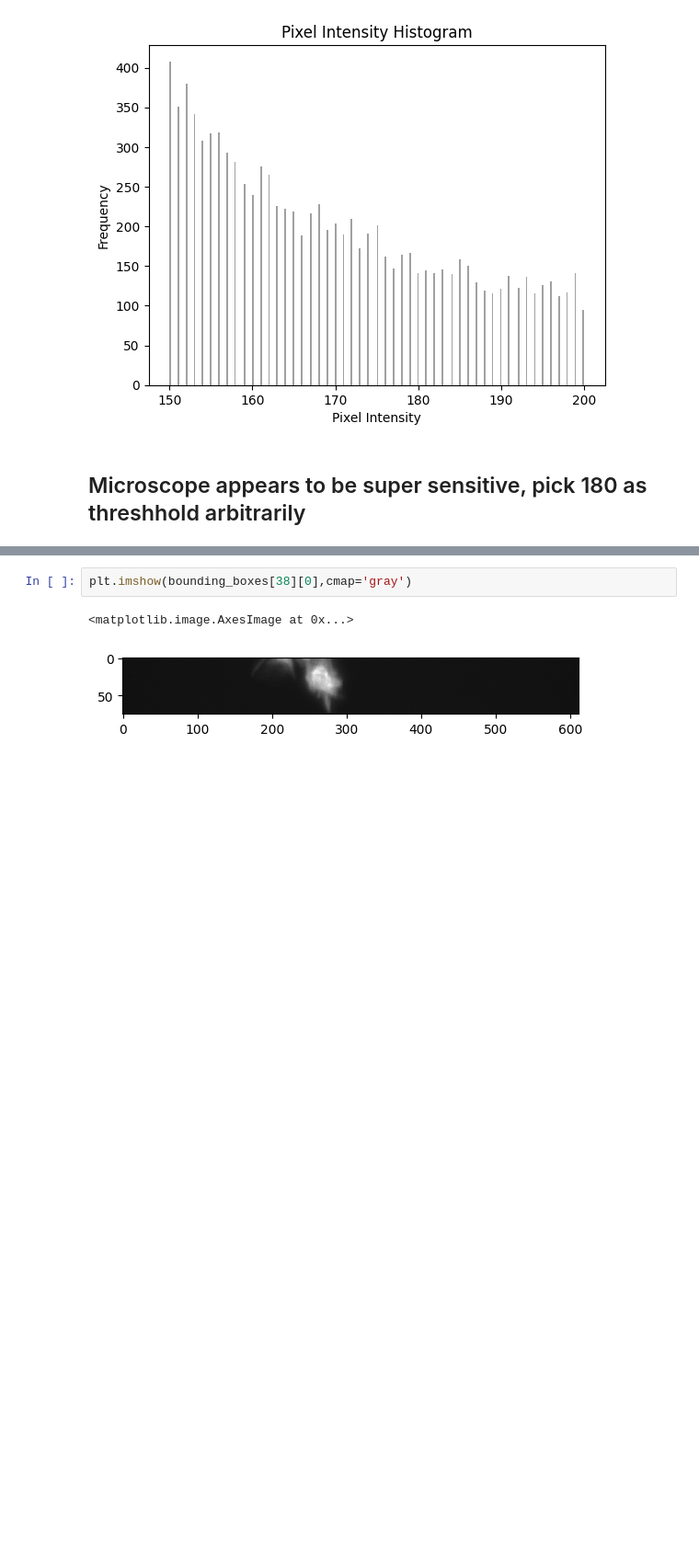
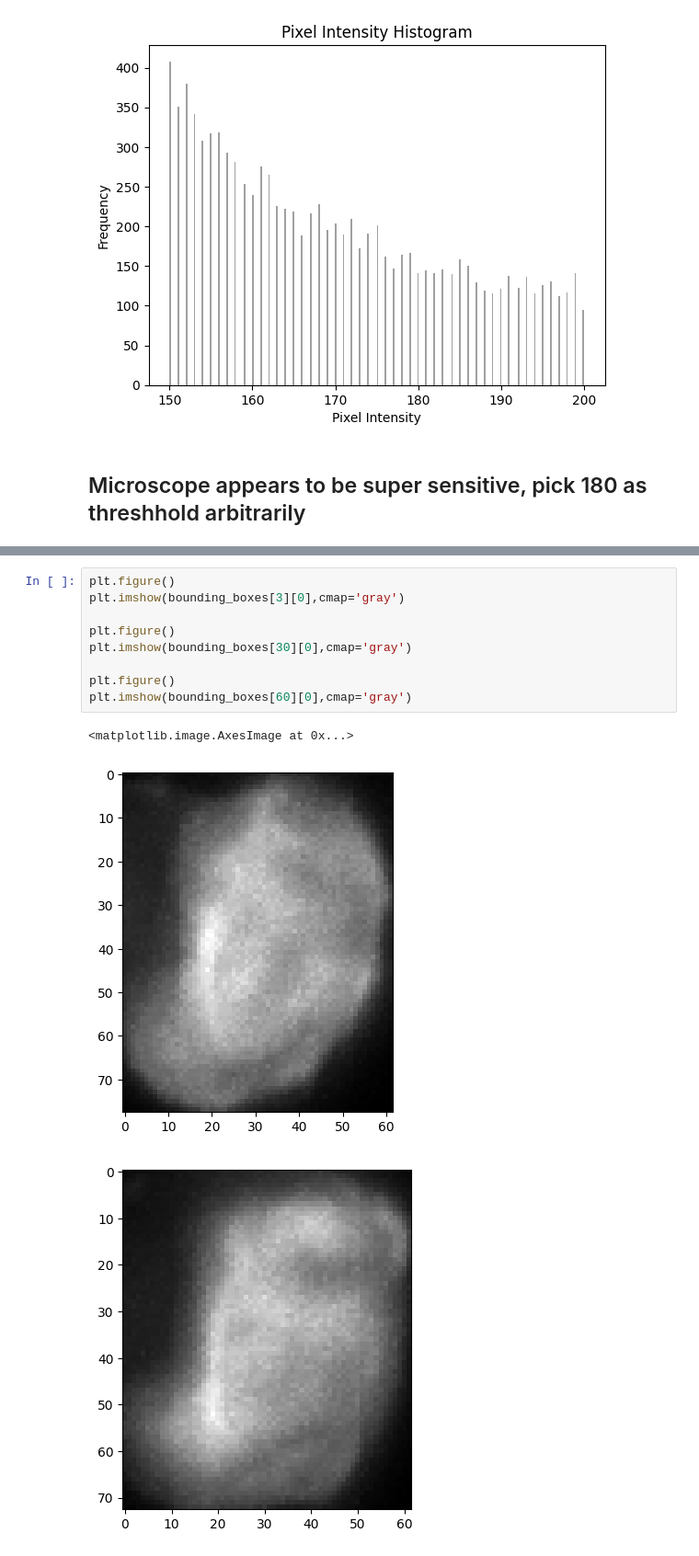
Before and after one commit to SammyAgrawal/ActinMotionPrediction, a Jupyter notebook: torch_datasets/example_use.ipynb, the cells around one changed output, grey strips where cells are left out. Shown at 92% size. Saved outputs shown, nothing was run; the diff lists cells and outputs as text; blank space fills up the shorter version.

```diff
--- a/torch_datasets/example_use.ipynb
+++ b/torch_datasets/example_use.ipynb
@@ -96,5 +96,13 @@ bounding_boxes = czi.Transforms2D.bounding_boxes(first_MIP_video)
-# %%
-plt.imshow(bounding_boxes[38][0],cmap='gray')
-# %% [output]
-<matplotlib.image.AxesImage at 0x...>
-[figure, removed]
+# %%
+plt.figure()
+plt.imshow(bounding_boxes[3][0],cmap='gray')
+
+plt.figure()
+plt.imshow(bounding_boxes[30][0],cmap='gray')
+
+plt.figure()
+plt.imshow(bounding_boxes[60][0],cmap='gray')
+# %% [output]
+<matplotlib.image.AxesImage at 0x...>
+[figure, added]
+[figure, added]
```
Also changed, not shown: parts of 2 cells of this notebook, 1 other file.
